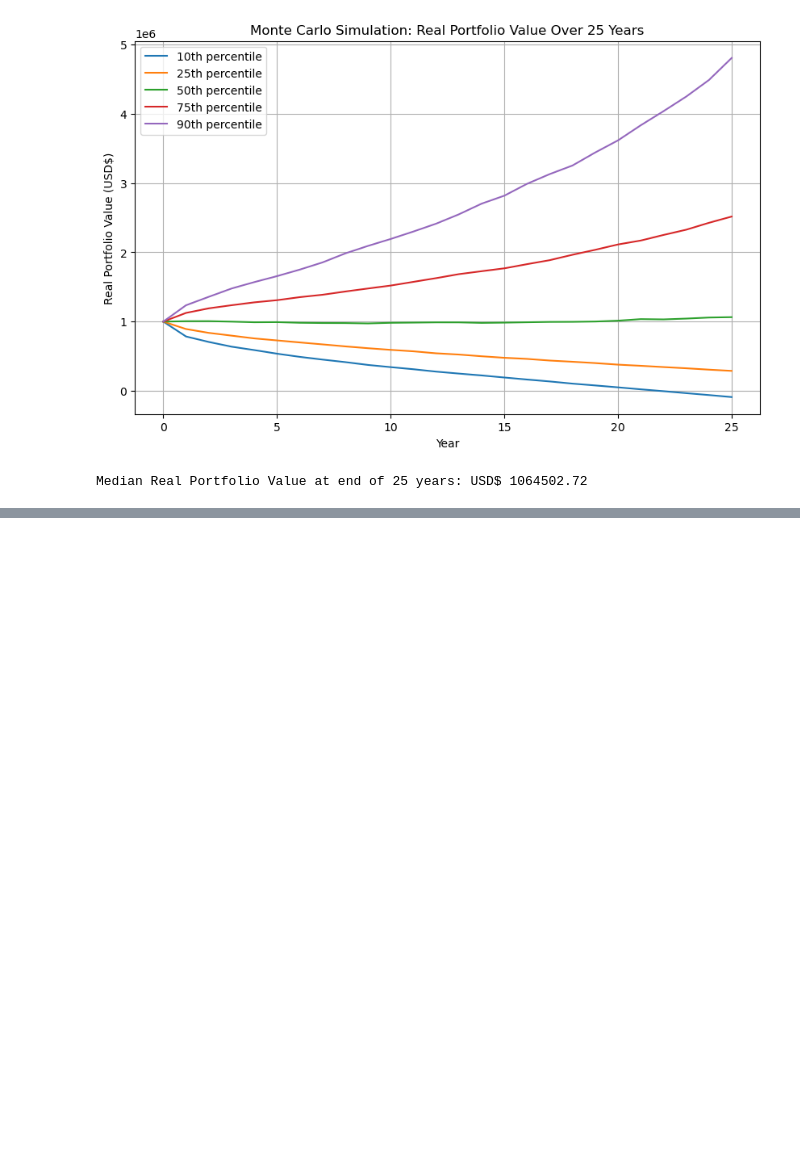
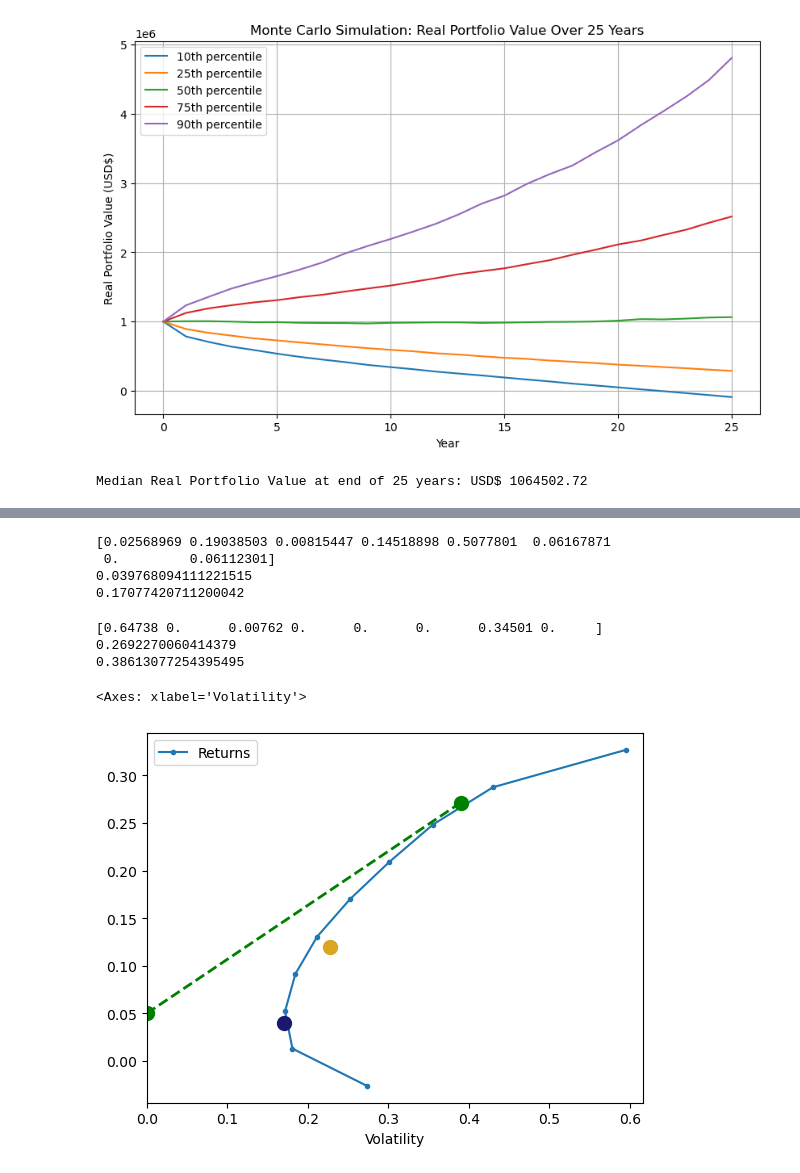
Before and after one commit to francisc112/APPLIED_FINANCE_ANALYTICS, a Jupyter notebook: ASSET_ALLOCATION/Principles_Asset_Allocation.ipynb, the cells around one changed output, grey strips where cells are left out. Drawn from its saved outputs; the diff is of its cells as text; code cells hidden in the pictures; blank space fills up the shorter version.

Commit message:
Add Markowitz Efficient frontier graph and calculations

```diff
--- a/ASSET_ALLOCATION/Principles_Asset_Allocation.ipynb
+++ b/ASSET_ALLOCATION/Principles_Asset_Allocation.ipynb
@@ -164,0 +167,4 @@ Median Real Portfolio Value at end of 25 years: USD$ 1064502.72
+# %%
+prices = port.get_closing_prices(['MSFT','AAPL','KO','AMZN','O','AGNC','NVDA','FB'])
+prices = prices[prices.index > '2000-01-01']
+prices.sample(2)
@@ -164,0 +176,4 @@ Median Real Portfolio Value at end of 25 years: USD$ 1064502.72
+# %%
+rets = prices.pct_change()
+cov_matrix = rets.cov() * 252
+cov_matrix
@@ -164,0 +191,3 @@ Median Real Portfolio Value at end of 25 years: USD$ 1064502.72
+# %%
+port_stats = Portfolio_Stats()
+port_stats.gmv(cov_matrix)
@@ -164,0 +241,32 @@ Median Real Portfolio Value at end of 25 years: USD$ 1064502.72
+# %%
+### Minimum covariance matrix
+returns = port_stats.annualize_rets(rets,252)
+minimum_variance_weights = port_stats.gmv(cov_matrix)
+print(minimum_variance_weights)
+portfolio_return = port_stats.portfolio_return(minimum_variance_weights,returns)
+portfolio_vol = port_stats.portfolio_vol(minimum_variance_weights,cov_matrix)
+print(portfolio_return)
+print(portfolio_vol)
+# %% [output]
+[0.02568969 0.19038503 0.00815447 0.14518898 0.5077801  0.06167871
+ 0.         0.06112301]
+0.039768094111221515
+0.17077420711200042
+# %%
+### Maximize Sharp Ratio
+returns = port_stats.annualize_rets(rets,252)
+maximum_sharpe_weights = port_stats.msr(0.03,returns,cov_matrix)
+print(np.round(maximum_sharpe_weights,5))
+portfolio_return = port_stats.portfolio_return(maximum_sharpe_weights,returns)
+portfolio_vol = port_stats.portfolio_vol(maximum_sharpe_weights,cov_matrix)
+print(portfolio_return)
+print(portfolio_vol)
+# %% [output]
+[0.64738 0.      0.00762 0.      0.      0.      0.34501 0.     ]
+0.2692270060414379
+0.38613077254395495
+# %%
+port_stats.plot_ef(10,returns,cov_matrix,show_ew=True, show_gmv=True,show_cml=True,riskfree_rate=0.05,legend=True)
+# %% [output]
+<Axes: xlabel='Volatility'>
+[figure, added]
```
Also changed, not shown: parts of 8 cells of this notebook, 1 other file.
